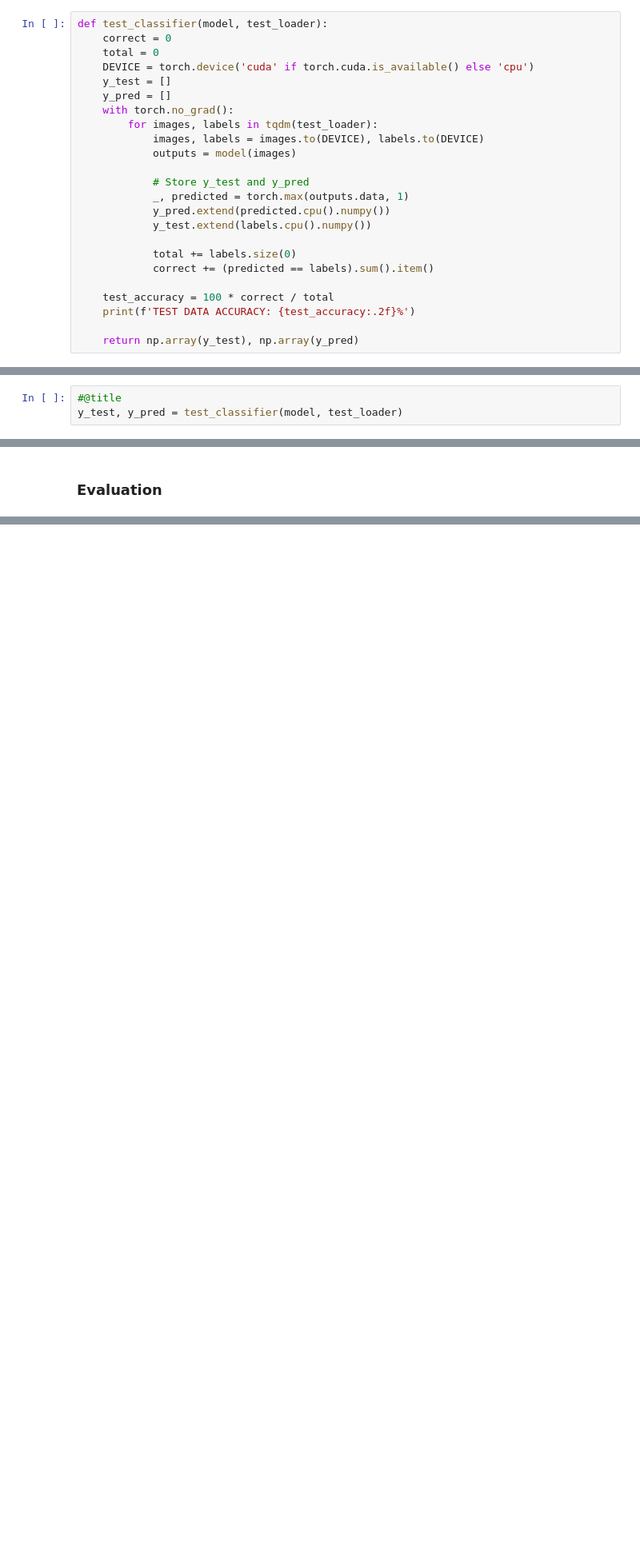
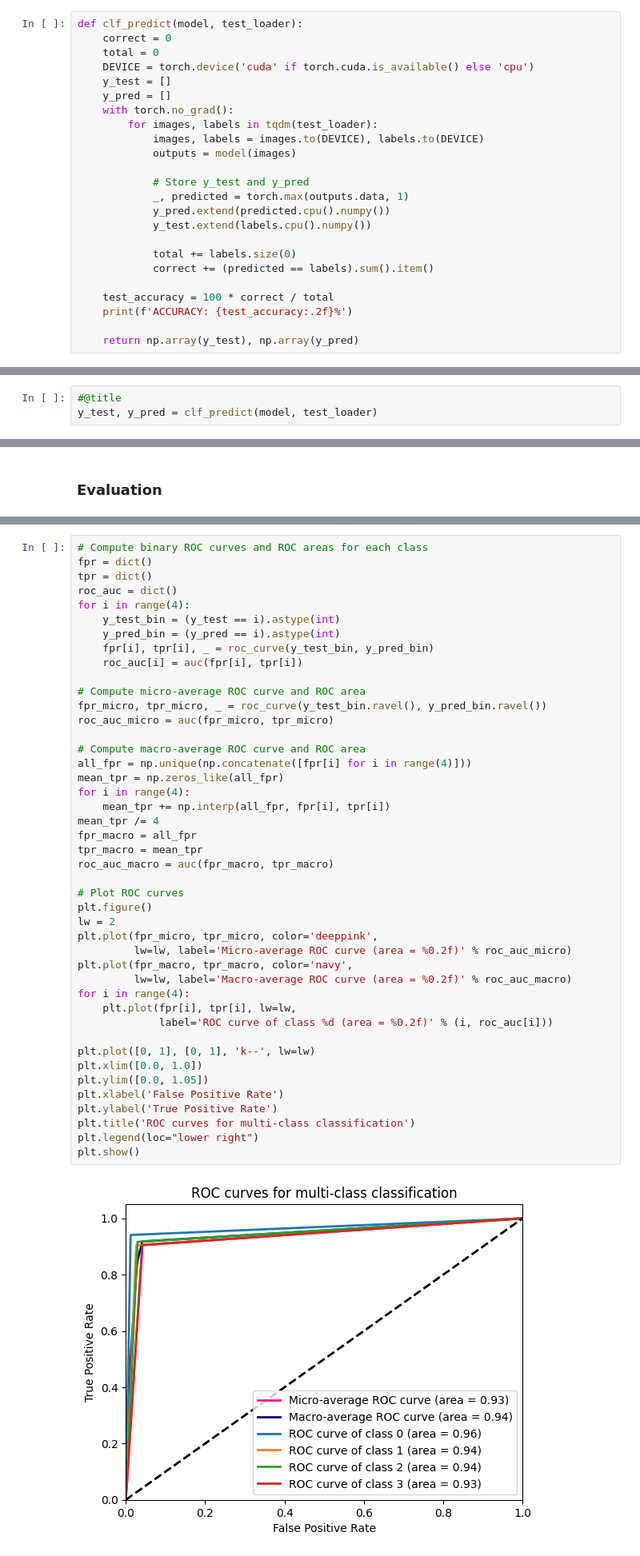
Before and after one commit to Kim-Sha/ai-image-detection, a Jupyter notebook: 3_swin_finetune_unfreeze.ipynb, the cells around one changed output, grey strips where cells are left out. Shown at 80% size. Saved outputs shown, nothing was run; the diff lists cells and outputs as text; blank space fills up the shorter version.

Commit message:
add roc_auc curve to 3_swin_finetune_unfreeze

```diff
--- a/3_swin_finetune_unfreeze.ipynb
+++ b/3_swin_finetune_unfreeze.ipynb
@@ -258,7 +258,7 @@ Epoch 12/30 || Loss: 0.791417
 # %% [markdown]
 ### Testing
 # %%
-def test_classifier(model, test_loader):
+def clf_predict(model, test_loader):
     correct = 0
     total = 0
     DEVICE = torch.device('cuda' if torch.cuda.is_available() else 'cpu')
@@ -278,6 +278,6 @@ def test_classifier(model, test_loader):
             correct += (predicted == labels).sum().item()
 
     test_accuracy = 100 * correct / total
-    print(f'TEST DATA ACCURACY: {test_accuracy:.2f}%')
+    print(f'ACCURACY: {test_accuracy:.2f}%')
 
     return np.array(y_test), np.array(y_pred)
@@ -290,4 +295,4 @@ TEST DATA ACCURACY: 98.38%
 # %%
 #@title
-y_test, y_pred = test_classifier(model, test_loader)
+y_test, y_pred = clf_predict(model, test_loader)
 # %% [output]
@@ -328,3 +333,49 @@ plt.title('Confusion Matrix: Swin Transformer')
 # %% [output]
 Text(0.5, 1.0, 'Confusion Matrix: Swin Transformer')
 [figure]
+# %%
+# Compute binary ROC curves and ROC areas for each class
+fpr = dict()
+tpr = dict()
+roc_auc = dict()
+for i in range(4):
+    y_test_bin = (y_test == i).astype(int)
+    y_pred_bin = (y_pred == i).astype(int)
+    fpr[i], tpr[i], _ = roc_curve(y_test_bin, y_pred_bin)
+    roc_auc[i] = auc(fpr[i], tpr[i])
+
+# Compute micro-average ROC curve and ROC area
+fpr_micro, tpr_micro, _ = roc_curve(y_test_bin.ravel(), y_pred_bin.ravel())
+roc_auc_micro = auc(fpr_micro, tpr_micro)
+
+# Compute macro-average ROC curve and ROC area
+all_fpr = np.unique(np.concatenate([fpr[i] for i in range(4)]))
+mean_tpr = np.zeros_like(all_fpr)
+for i in range(4):
+    mean_tpr += np.interp(all_fpr, fpr[i], tpr[i])
+mean_tpr /= 4
+fpr_macro = all_fpr
+tpr_macro = mean_tpr
+roc_auc_macro = auc(fpr_macro, tpr_macro)
+
+# Plot ROC curves
+plt.figure()
+lw = 2
+plt.plot(fpr_micro, tpr_micro, color='deeppink',
+         lw=lw, label='Micro-average ROC curve (area = %0.2f)' % roc_auc_micro)
+plt.plot(fpr_macro, tpr_macro, color='navy',
+         lw=lw, label='Macro-average ROC curve (area = %0.2f)' % roc_auc_macro)
+for i in range(4):
+    plt.plot(fpr[i], tpr[i], lw=lw,
+             label='ROC curve of class %d (area = %0.2f)' % (i, roc_auc[i]))
+
+plt.plot([0, 1], [0, 1], 'k--', lw=lw)
+plt.xlim([0.0, 1.0])
+plt.ylim([0.0, 1.05])
+plt.xlabel('False Positive Rate')
+plt.ylabel('True Positive Rate')
+plt.title('ROC curves for multi-class classification')
+plt.legend(loc="lower right")
+plt.show()
+# %% [output]
+[figure, added]
```
Also changed, not shown: parts of 4 cells of this notebook.
